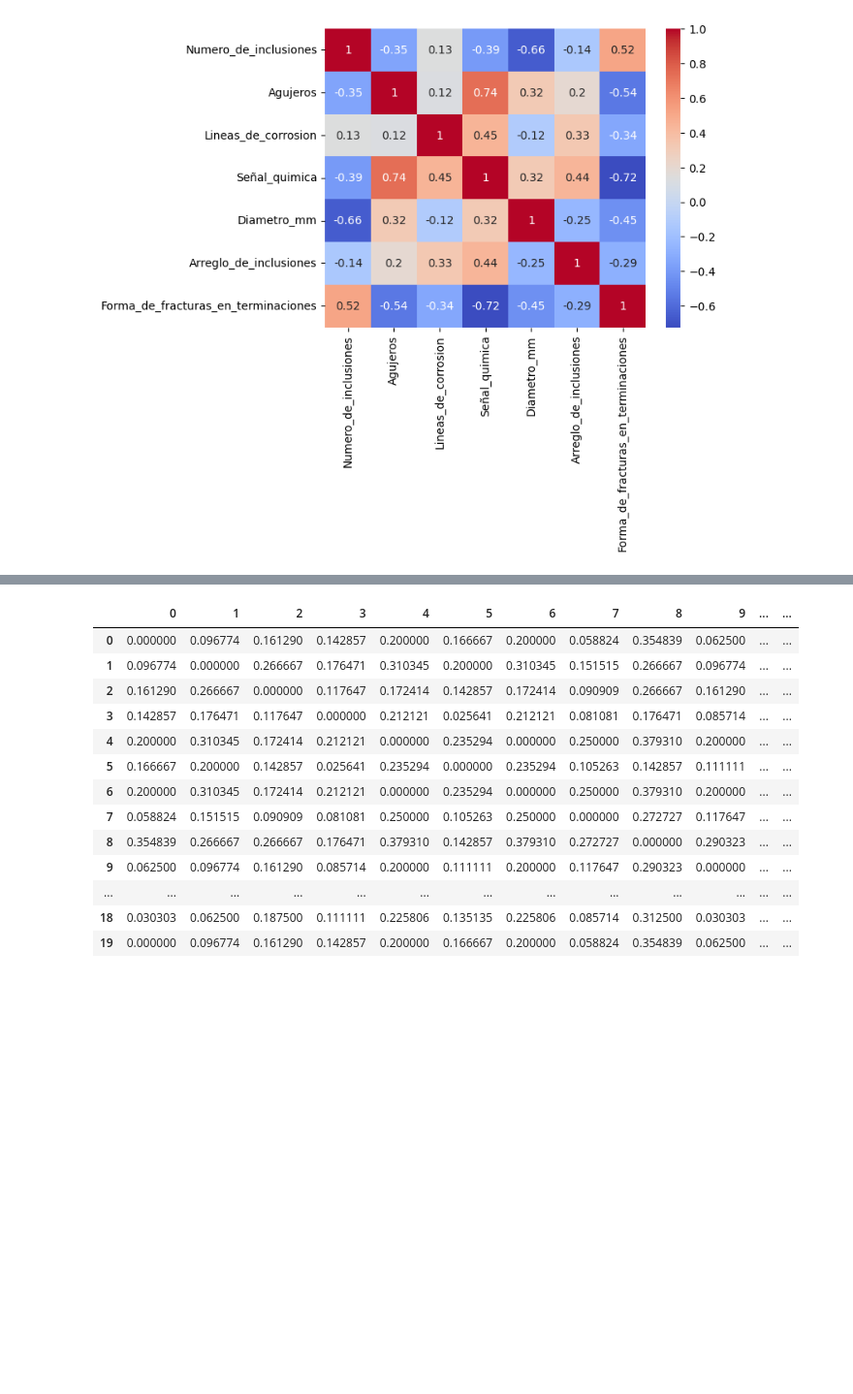
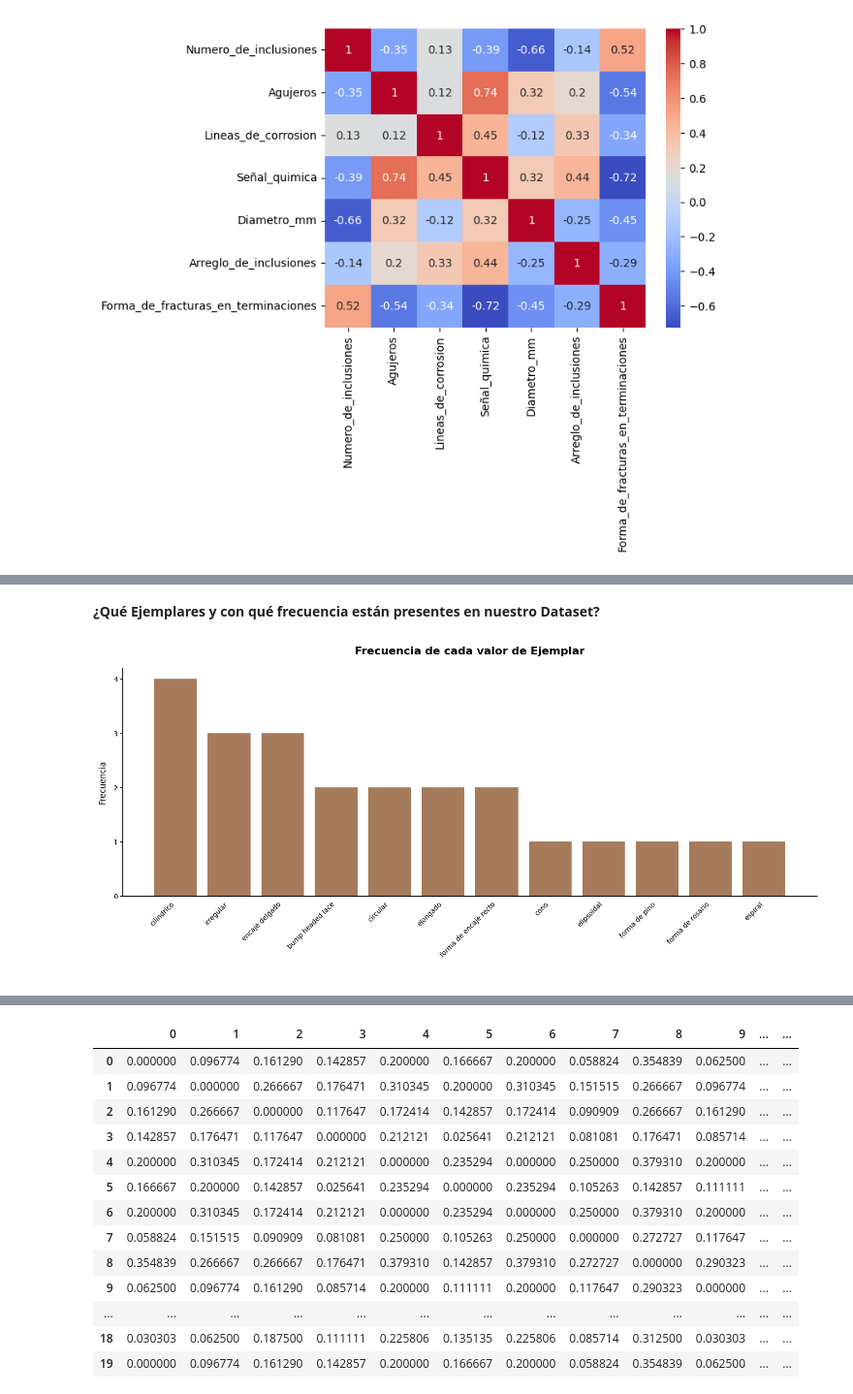
Before and after one commit to jmartingv/coprolite-analysis, a Jupyter notebook: eda/eda.ipynb, the cells around one changed output, grey strips where cells are left out. Shown at 97% size. Drawn from its saved outputs; the diff is of its cells as text; code cells hidden in the pictures; blank space fills up the shorter version.

```diff
--- a/eda/eda.ipynb
+++ b/eda/eda.ipynb
@@ -448,0 +165,28 @@ df.to_csv('data/processed.csv')
+# %% [markdown]
+**¿Qué Ejemplares y con qué frecuencia están presentes en nuestro Dataset?**
+# %%
+# Create a bar plot showing the frequency of each value in 'Ejemplar' sorted by frequency
+ejemplar_counts = df['Ejemplar'].value_counts().sort_values(ascending=False)
+
+fig, ax = plt.subplots(figsize=(15, 7))
+ax.bar(ejemplar_counts.index, ejemplar_counts, color='#A67B5B')
+
+# Customize the plot
+ax.set_title('Frecuencia de cada valor de Ejemplar', fontsize=16, pad=20, fontweight='bold')
+ax.set_xlabel(' ', fontsize=12, labelpad=10)
+ax.set_ylabel('Frecuencia', fontsize=12, labelpad=10)
+ax.set_xticklabels(ejemplar_counts.index, rotation=45, ha='right')
+
+# Customize ticks and spines
+ax.yaxis.set_major_locator(plt.MaxNLocator(integer=True))  # Ensure y-axis only shows integer values
+ax.tick_params(axis='x', which='both', bottom=False, top=False, labelbottom=True)
+ax.tick_params(axis='y', which='both', left=True)
+ax.spines['left'].set_visible(True)
+ax.spines['bottom'].set_visible(True)
+ax.spines['top'].set_visible(False)
+ax.spines['right'].set_visible(False)
+
+plt.tight_layout()
+plt.show()
+# %% [output]
+[figure, added]
```
Also changed, not shown: parts of 42 cells of this notebook.
